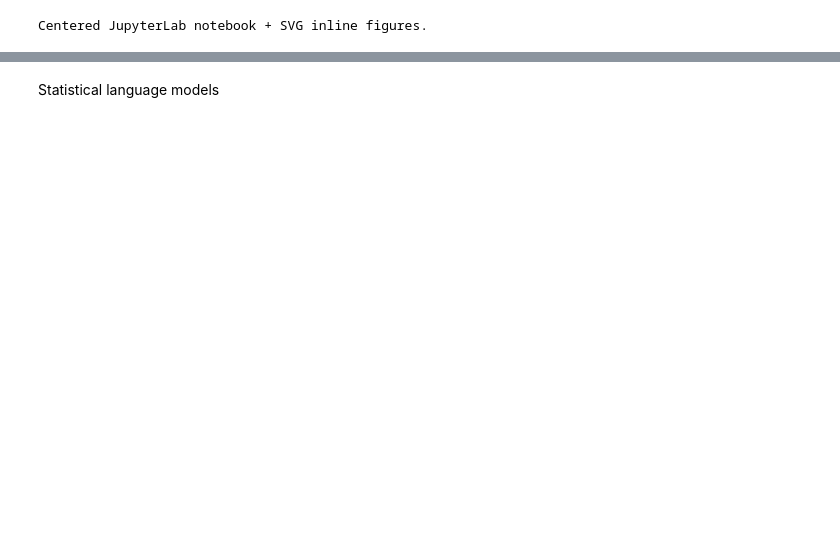
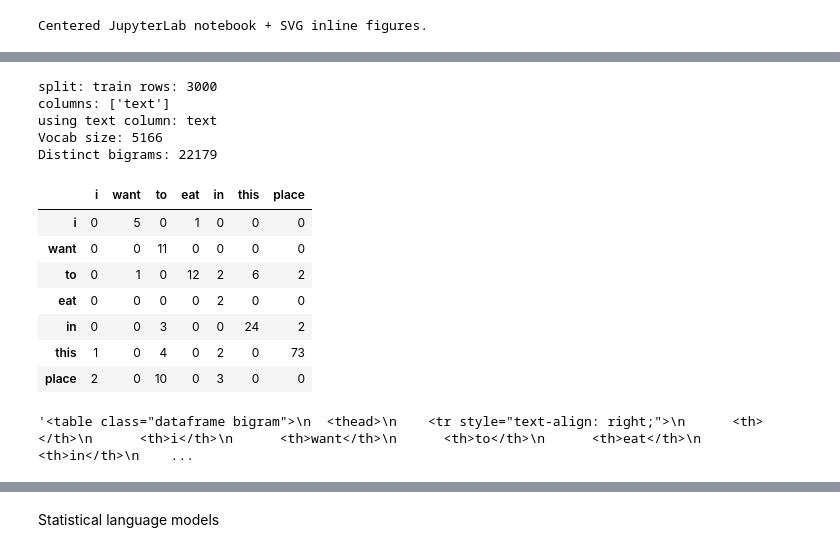
Before and after one commit to baojian/llm-26, a Jupyter notebook: lecture-02-ngram-lm/lecture-02-ngram-lms.ipynb, the cells around one changed output, grey strips where cells are left out. Saved outputs shown, nothing was run; the diff lists cells and outputs as text; code cells hidden in the pictures; blank space fills up the shorter version.

```diff
--- a/lecture-02-ngram-lm/lecture-02-ngram-lms.ipynb
+++ b/lecture-02-ngram-lm/lecture-02-ngram-lms.ipynb
@@ -36,0 +743,8 @@ Centered JupyterLab notebook + SVG inline figures.
+# %%
+from datasets import load_dataset
+import re
+from collections import Counter
+import pandas as pd
+
+ds = load_dataset("IsaacDev/sentiment-labelled-sentences")
+print(ds)
@@ -36,0 +771,71 @@ Centered JupyterLab notebook + SVG inline figures.
+# %%
+# 1) pick a split (many HF datasets use "train")
+split_name = list(ds.keys())[0]
+d = ds[split_name]
+print("split:", split_name, "rows:", len(d))
+print("columns:", d.column_names)
+
+# 2) find the text column automatically
+text_col_candidates = ["text", "sentence", "sent", "review"]
+text_col = next((c for c in text_col_candidates if c in d.column_names), None)
+if text_col is None:
+    # fallback: choose the first string column
+    for c in d.column_names:
+        if isinstance(d[0][c], str):
+            text_col = c
+            break
+print("using text column:", text_col)
+
+sentences = d[text_col]
+
+# --- Tokenization + bigram counting ---
+def tokenize_simple(text):
+    text = text.lower()
+    return re.findall(r"[a-z]+(?:'[a-z]+)?", text)
+
+def build_bigram_stats(sentences, add_bos_eos=True):
+    unigram = Counter()
+    bigram = Counter()
+    for s in sentences:
+        toks = tokenize_simple(s)
+        if add_bos_eos:
+            toks = ["<BOS>"] + toks + ["<EOS>"]
+        unigram.update(toks)
+        bigram.update(zip(toks[:-1], toks[1:]))
+    return unigram, bigram
+
+unigram_counts, bigram_counts = build_bigram_stats(sentences)
+
+print("Vocab size:", len(unigram_counts))
+print("Distinct bigrams:", len(bigram_counts))
+
+# --- Make a small bigram count table like your slide ---
+rows = ["i", "want", "to", "eat", "in", "this", "place"]
+cols = ["i", "want", "to", "eat", "in", "this", "place"]
+
+tbl = pd.DataFrame(
+    [[bigram_counts[(r, c)] for c in cols] for r in rows],
+    index=rows,
+    columns=cols
+)
+tbl
+# %% [output]
+split: train rows: 3000
+columns: ['text']
+using text column: text
+Vocab size: 5166
+Distinct bigrams: 22179
+|  | i | want | to | eat | in | this | place |
+| i | 0 | 5 | 0 | 1 | 0 | 0 | 0 |
+| want | 0 | 0 | 11 | 0 | 0 | 0 | 0 |
+| to | 0 | 1 | 0 | 12 | 2 | 6 | 2 |
+| eat | 0 | 0 | 0 | 0 | 2 | 0 | 0 |
+| in | 0 | 0 | 3 | 0 | 0 | 24 | 2 |
+| this | 1 | 0 | 4 | 0 | 2 | 0 | 73 |
+| place | 2 | 0 | 10 | 0 | 3 | 0 | 0 |
+# %%
+# tbl is your DataFrame (the 7x7 bigram count table)
+html_tbl = tbl.to_html(classes="bigram", border=0)
+html_tbl
+# %% [output]
+'<table class="dataframe bigram">\n  <thead>\n    <tr style="text-align: right;">\n      <th></th>\n      <th>i</th>\n      <th>want</th>\n      <th>to</th>\n      <th>eat</th>\n      <th>in</th>\n    ...
```
Also changed, not shown: parts of 51 cells of this notebook, 2 other files.
